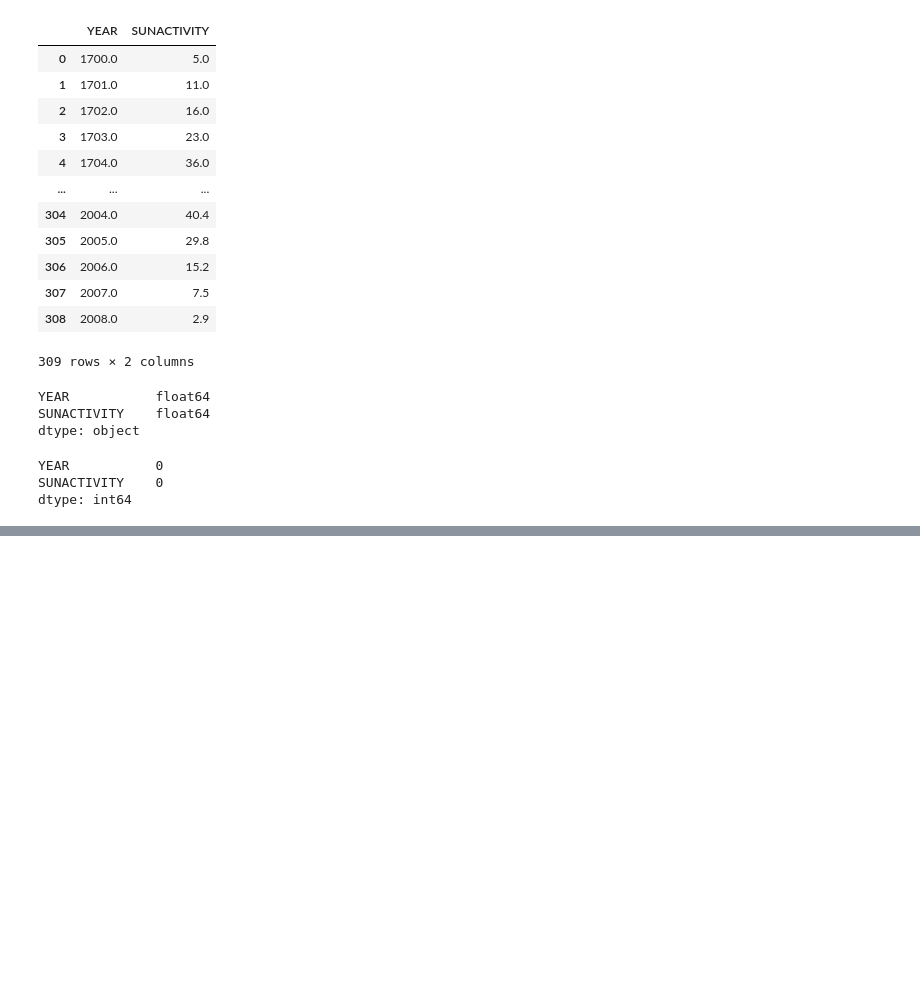
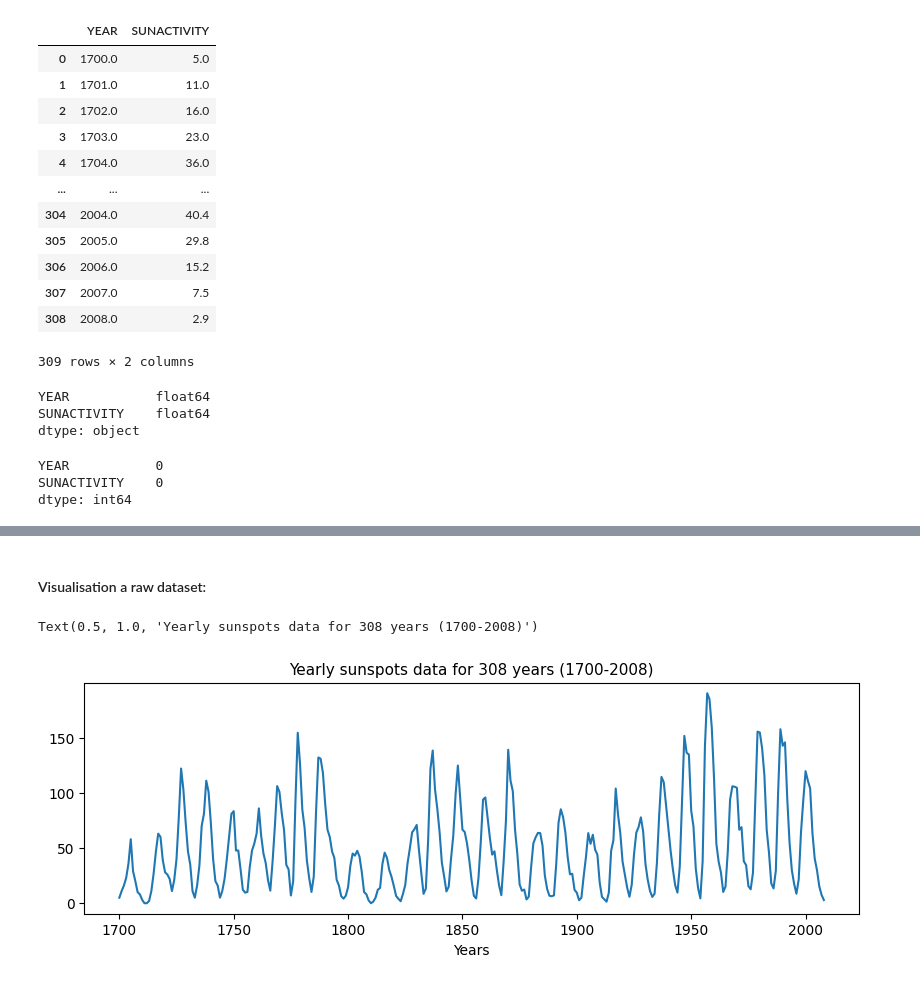
Before and after one commit to OleksiiHayvoronskyi/lesson_45, a Jupyter notebook: Lesson_45_Time_Series.ipynb, the cells around one changed output, grey strips where cells are left out. Saved outputs shown, nothing was run; the diff lists cells and outputs as text; code cells hidden in the pictures; blank space fills up the shorter version.

```diff
--- a/Lesson_45_Time_Series.ipynb
+++ b/Lesson_45_Time_Series.ipynb
@@ -38,3 +38,12 @@ data_sun.isnull().sum()
 YEAR           0
 SUNACTIVITY    0
 dtype: int64
+# %%
+# Setting first name as an index column.
+idx = data_sun['YEAR']
+data_sun['YEAR'] = pd.to_numeric(data_sun['YEAR'])
+data_sun.set_index('YEAR', inplace=True)
+
+print(data_sun.dtypes)
+print(type(data_sun))
+data_sun
@@ -40,0 +68,13 @@ dtype: int64
+# %% [markdown]
+#### Visualisation a raw dataset:
+# %%
+import matplotlib.pyplot as plt
+
+
+plt.plot(data_sun)
+plt.rcParams['figure.figsize'] = [10, 6]
+plt.xlabel('Years')
+plt.title('Yearly sunspots data for 308 years (1700-2008)', size=11)
+# %% [output]
+Text(0.5, 1.0, 'Yearly sunspots data for 308 years (1700-2008)')
+[figure, added]
```
Also changed, not shown: parts of 15 cells of this notebook.
